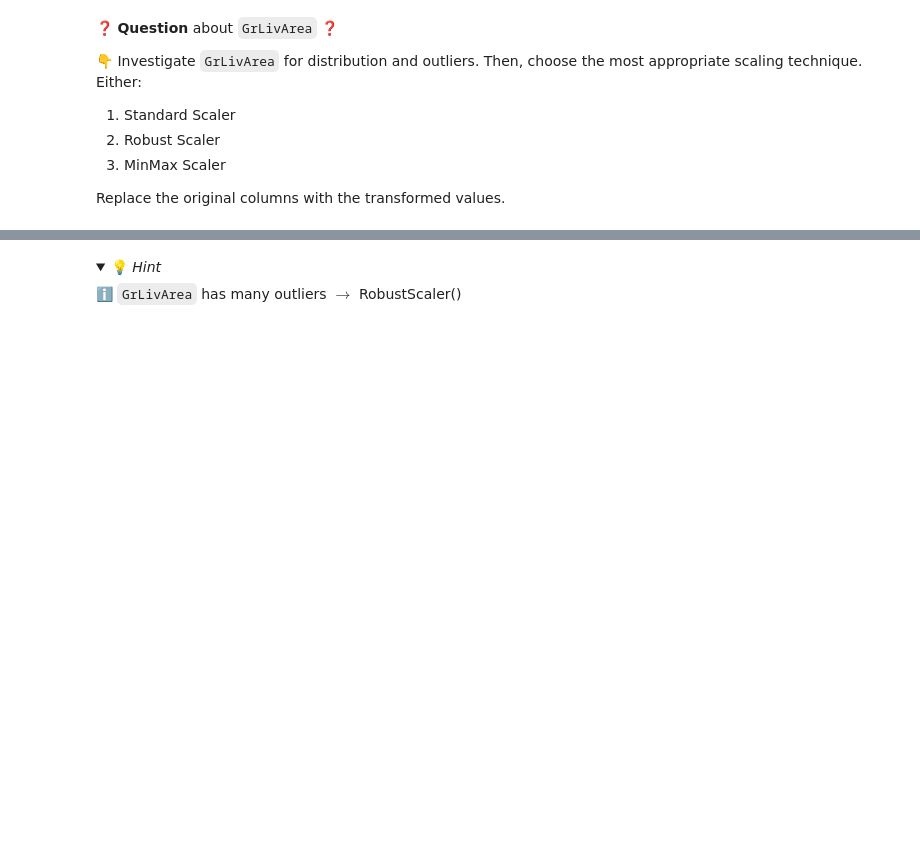
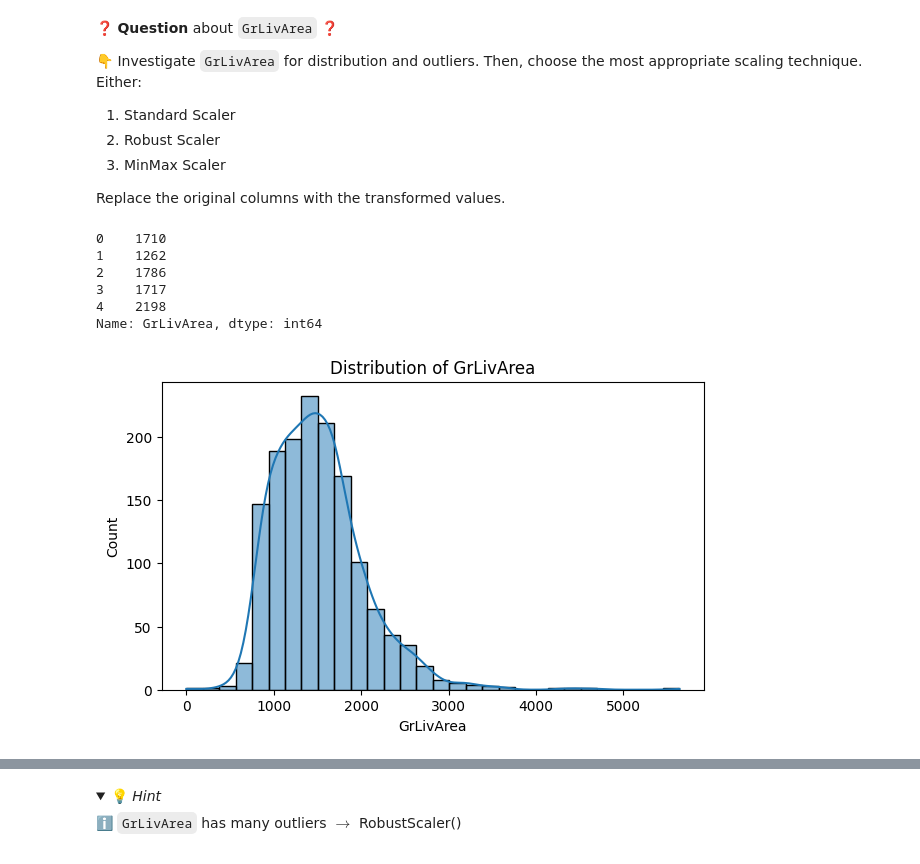
Before and after one commit to Vinodhabiz/data-preprocessing-workflow, a Jupyter notebook: Preprocessing-Workflow.ipynb, the cells around one changed output, grey strips where cells are left out. Cells and saved outputs as stored; diff of their text form; code cells hidden in the pictures; folded sections open; blank space fills up the shorter version.

```diff
--- a/Preprocessing-Workflow.ipynb
+++ b/Preprocessing-Workflow.ipynb
@@ -210,0 +377,8 @@ Replace the original columns with the transformed values.
+# %%
+from sklearn.preprocessing import MinMaxScaler
+
+scaler = MinMaxScaler()
+
+data['RoofSurface'] = scaler.fit_transform(data[['RoofSurface']])
+
+print(data['RoofSurface'].head())
@@ -228,3 +409,20 @@ Replace the original columns with the transformed values.
 Replace the original columns with the transformed values.
 # %%
 # YOUR CODE HERE
+data['GrLivArea'].head()
+# %% [output]
+0    1710
+1    1262
+2    1786
+3    1717
+4    2198
+Name: GrLivArea, dtype: int64
+# %%
+plt.figure(figsize=(7,4))
+sns.histplot(data['GrLivArea'], bins=30, kde=True)
+plt.title("Distribution of GrLivArea")
+plt.xlabel("GrLivArea")
+plt.ylabel("Count")
+plt.show()
+# %% [output]
+[figure, added]
```
Also changed, not shown: parts of 56 cells of this notebook.
